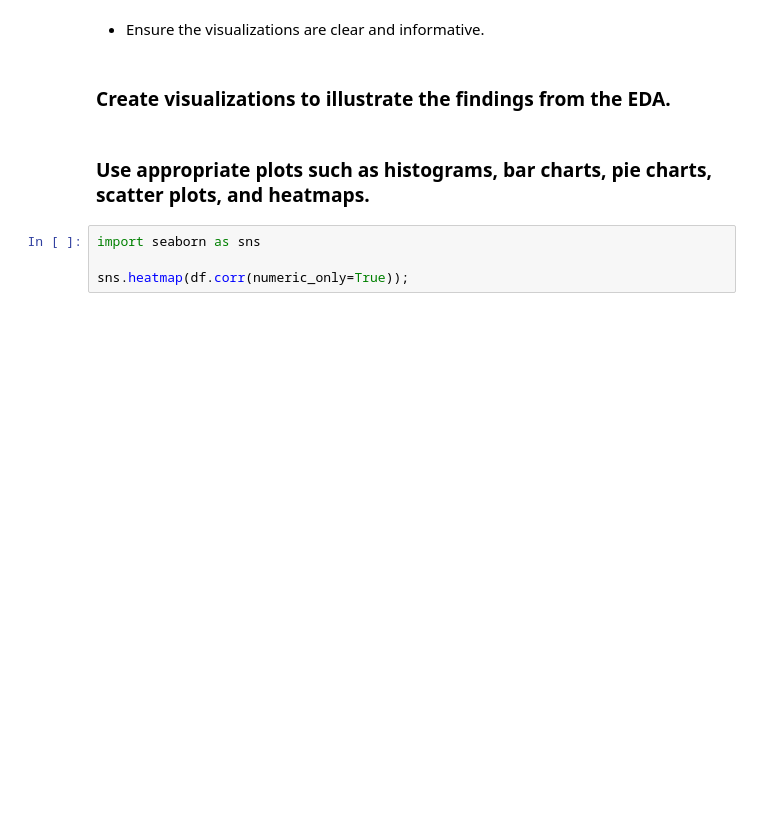
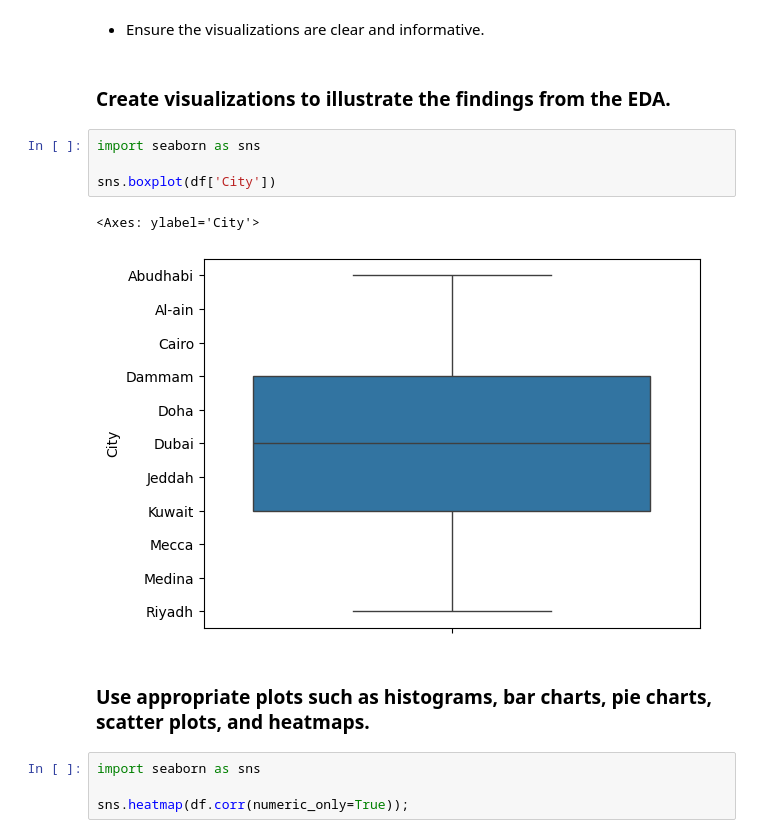
Before and after one commit to Reema-h/T5_bootcamp, a Jupyter notebook: Copy_of_Task_(2)_Week_1.ipynb, the cells around one changed output. Drawn from its saved outputs; the diff is of its cells as text; blank space fills up the shorter version.

```diff
--- a/Copy_of_Task_(2)_Week_1.ipynb
+++ b/Copy_of_Task_(2)_Week_1.ipynb
@@ -47,6 +86,13 @@ df.plot.scatter(x='TrafficIndexLive', y='JamsDelay');
 * Ensure the visualizations are clear and informative.
 # %% [markdown]
 ### Create visualizations to illustrate the findings from the EDA.
+# %%
+import seaborn as sns
+
+sns.boxplot(df['City'])
+# %% [output]
+<Axes: ylabel='City'>
+[figure, added]
 # %% [markdown]
 ### Use appropriate plots such as histograms, bar charts, pie charts, scatter plots, and heatmaps.
 # %%
```
Also changed, not shown: parts of 5 cells of this notebook.
